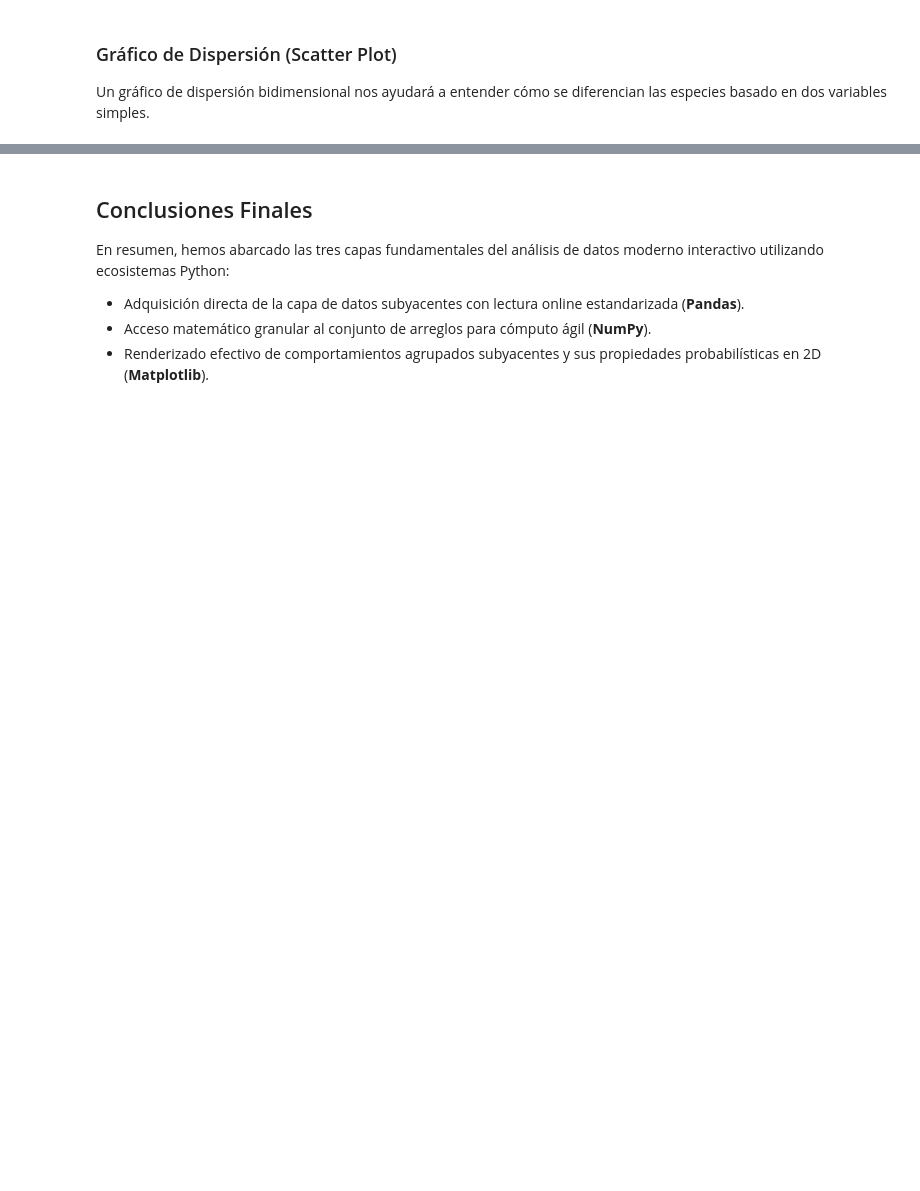
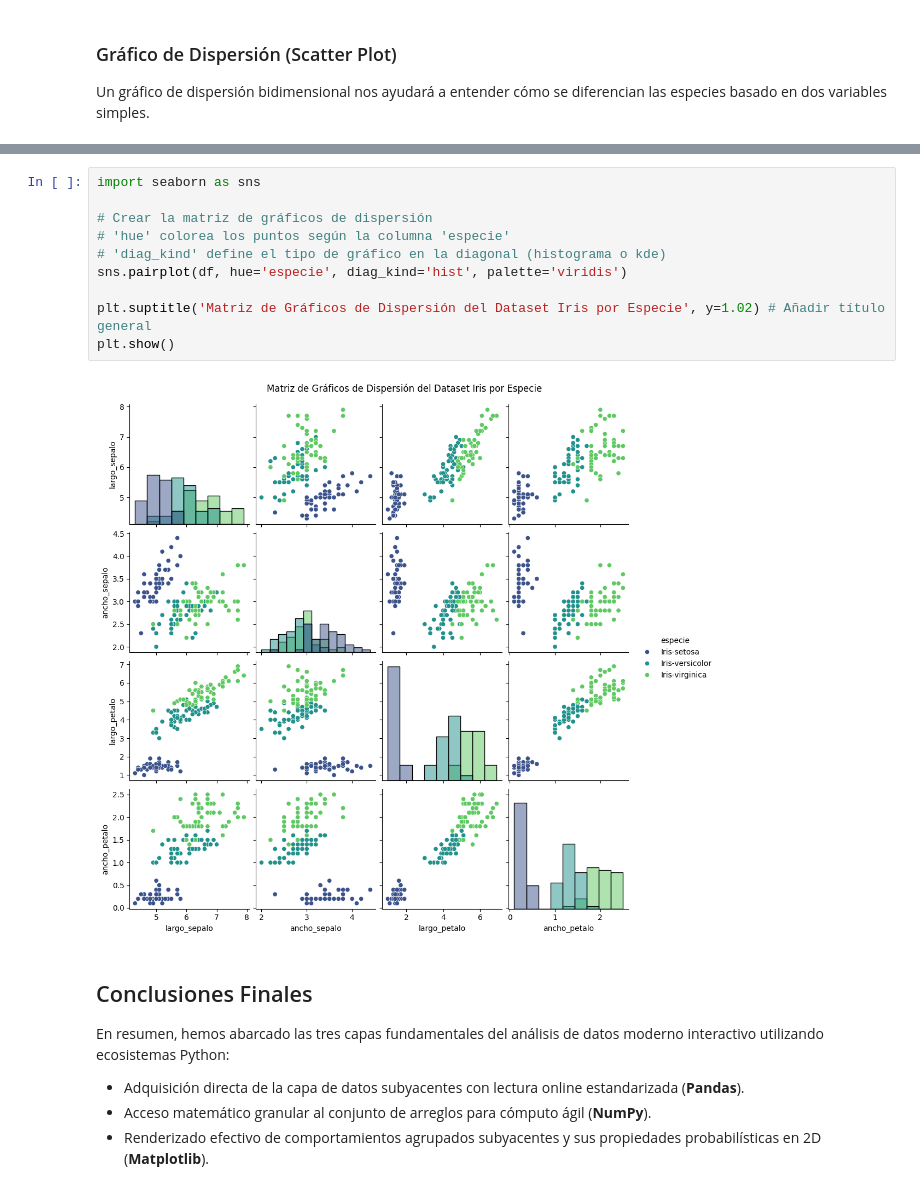
Before and after one commit to castudil/Machine-Learning, a Jupyter notebook: S01-Intro-ML/Analisis_Iris.ipynb, the cells around one changed output, grey strips where cells are left out. Cells and saved outputs as stored; diff of their text form; blank space fills up the shorter version.

```diff
--- a/S01-Intro-ML/Analisis_Iris.ipynb
+++ b/S01-Intro-ML/Analisis_Iris.ipynb
@@ -206,3 +230,15 @@ plt.show()
+# %%
+import seaborn as sns
+
+# Crear la matriz de gráficos de dispersión
+# 'hue' colorea los puntos según la columna 'especie'
+# 'diag_kind' define el tipo de gráfico en la diagonal (histograma o kde)
+sns.pairplot(df, hue='especie', diag_kind='hist', palette='viridis')
+
+plt.suptitle('Matriz de Gráficos de Dispersión del Dataset Iris por Especie', y=1.02) # Añadir título general
+plt.show()
+# %% [output]
+[figure, added]
 # %% [markdown]
 ## Conclusiones Finales
 
```
Also changed, not shown: parts of 6 cells of this notebook, 1 other file.
